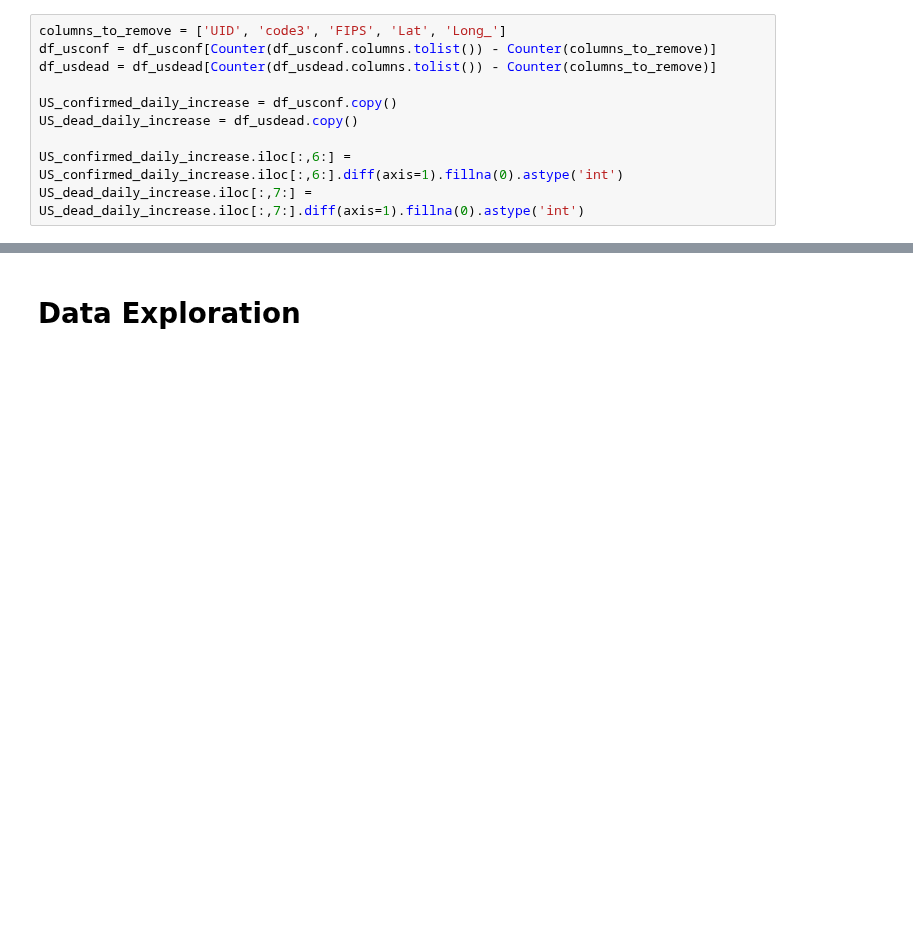
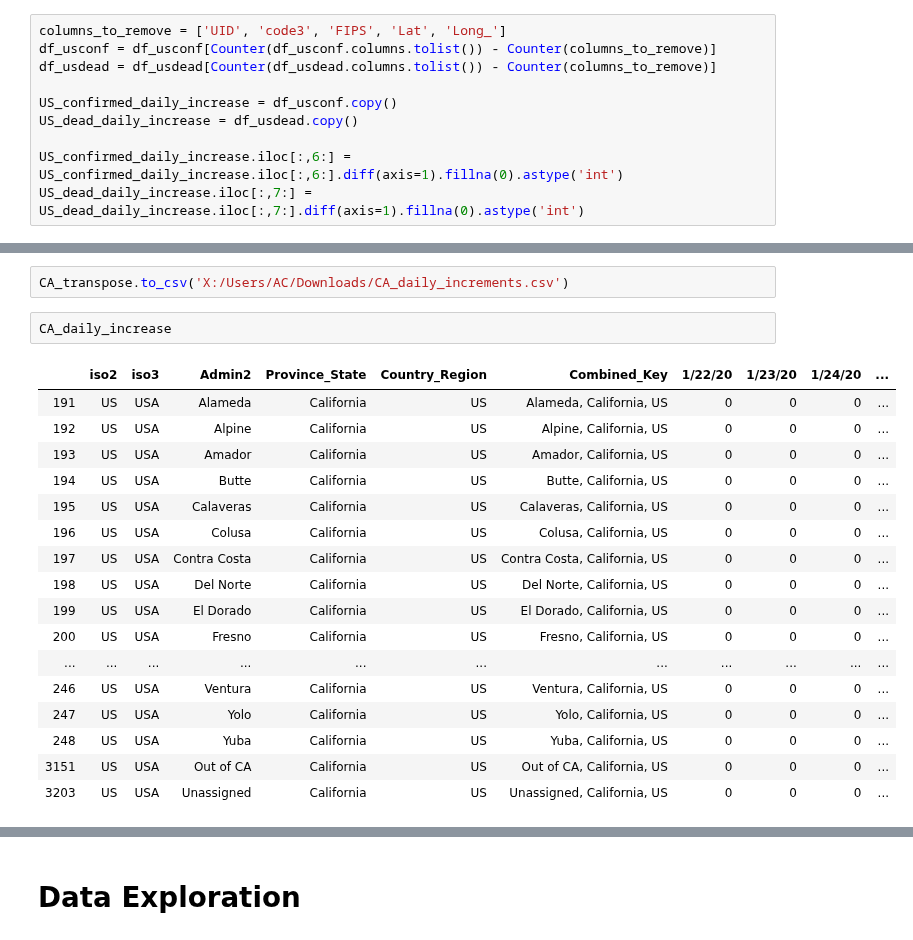
Before and after one commit to andrewcreates/DataScience-Projects, a Jupyter notebook: COVID-19/JHU COVID-19 US Data Exploration.ipynb, the cells around one changed output, grey strips where cells are left out. Saved outputs shown, nothing was run; the diff lists cells and outputs as text; blank space fills up the shorter version.

```diff
--- a/COVID-19/JHU COVID-19 US Data Exploration.ipynb
+++ b/COVID-19/JHU COVID-19 US Data Exploration.ipynb
@@ -30,0 +44,22 @@ US_dead_daily_increase.iloc[:,7:] = US_dead_daily_increase.iloc[:,7:].diff(axis=
+# %%
+CA_transpose.to_csv('X:/Users/AC/Downloads/CA_daily_increments.csv')
+# %%
+CA_daily_increase
+# %% [output]
+|  | iso2 | iso3 | Admin2 | Province_State | Country_Region | Combined_Key | 1/22/20 | 1/23/20 | 1/24/20 | ... |
+| 191 | US | USA | Alameda | California | US | Alameda, California, US | 0 | 0 | 0 | ... |
+| 192 | US | USA | Alpine | California | US | Alpine, California, US | 0 | 0 | 0 | ... |
+| 193 | US | USA | Amador | California | US | Amador, California, US | 0 | 0 | 0 | ... |
+| 194 | US | USA | Butte | California | US | Butte, California, US | 0 | 0 | 0 | ... |
+| 195 | US | USA | Calaveras | California | US | Calaveras, California, US | 0 | 0 | 0 | ... |
+| 196 | US | USA | Colusa | California | US | Colusa, California, US | 0 | 0 | 0 | ... |
+| 197 | US | USA | Contra Costa | California | US | Contra Costa, California, US | 0 | 0 | 0 | ... |
+| 198 | US | USA | Del Norte | California | US | Del Norte, California, US | 0 | 0 | 0 | ... |
+| 199 | US | USA | El Dorado | California | US | El Dorado, California, US | 0 | 0 | 0 | ... |
+| 200 | US | USA | Fresno | California | US | Fresno, California, US | 0 | 0 | 0 | ... |
+| ... | ... | ... | ... | ... | ... | ... | ... | ... | ... | ... |
+| 246 | US | USA | Ventura | California | US | Ventura, California, US | 0 | 0 | 0 | ... |
+| 247 | US | USA | Yolo | California | US | Yolo, California, US | 0 | 0 | 0 | ... |
+| 248 | US | USA | Yuba | California | US | Yuba, California, US | 0 | 0 | 0 | ... |
+| 3151 | US | USA | Out of CA | California | US | Out of CA, California, US | 0 | 0 | 0 | ... |
+| 3203 | US | USA | Unassigned | California | US | Unassigned, California, US | 0 | 0 | 0 | ... |
```
Also changed, not shown: parts of 8 cells of this notebook.
